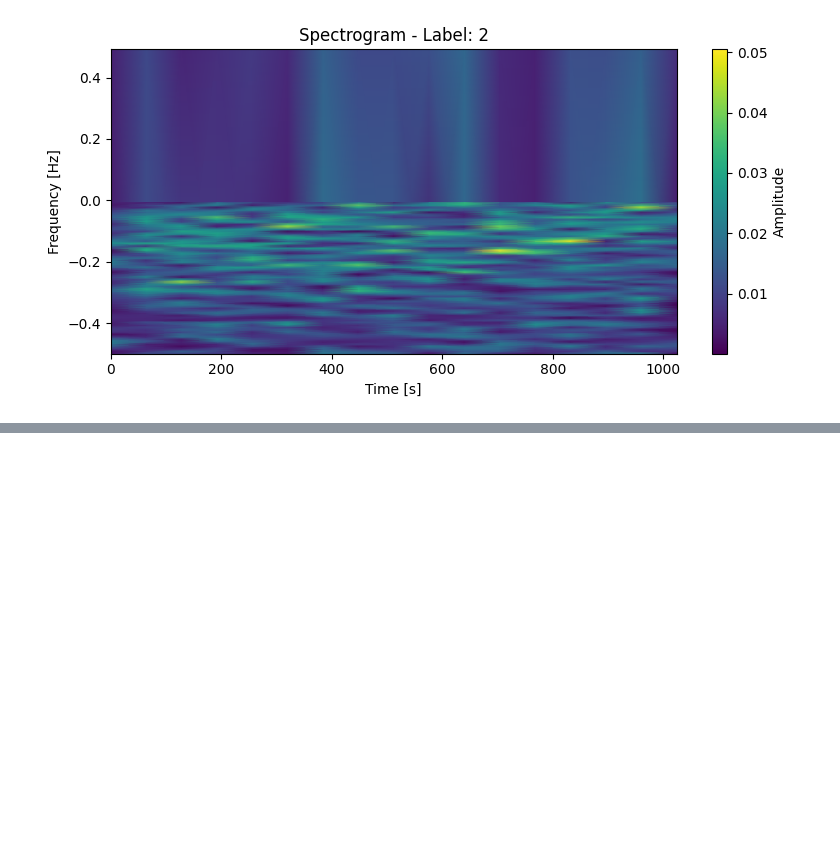
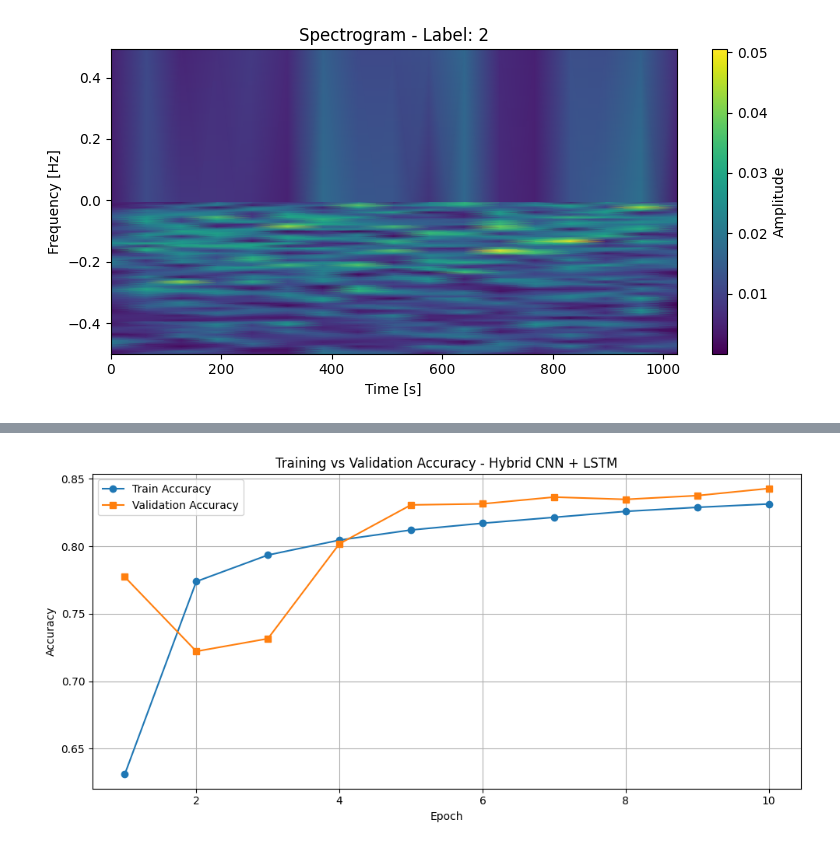
Before and after one commit to Nikhil18207/OFDM-AI-Modulation-Classifier, a Jupyter notebook: EchonNet.ipynb, the cells around one changed output, grey strips where cells are left out. Cells and saved outputs as stored; diff of their text form; code cells hidden in the pictures; blank space fills up the shorter version.

```diff
--- a/EchonNet.ipynb
+++ b/EchonNet.ipynb
@@ -402,0 +785,21 @@ RuntimeError: Error(s) in loading state_dict for SpectrogramCNN:
+# %%
+import matplotlib.pyplot as plt
+
+# Accuracy values from Hybrid CNN+LSTM training
+epochs = list(range(1, 11))
+train_acc = [0.6309, 0.7739, 0.7935, 0.8046, 0.8121, 0.8171, 0.8215, 0.8259, 0.8289, 0.8314]
+val_acc =   [0.7773, 0.7221, 0.7315, 0.8019, 0.8307, 0.8315, 0.8365, 0.8348, 0.8376, 0.8429]
+
+# Plotting
+plt.figure(figsize=(10, 5))
+plt.plot(epochs, train_acc, marker='o', label='Train Accuracy')
+plt.plot(epochs, val_acc, marker='s', label='Validation Accuracy')
+plt.xlabel("Epoch")
+plt.ylabel("Accuracy")
+plt.title("Training vs Validation Accuracy - Hybrid CNN + LSTM")
+plt.legend()
+plt.grid(True)
+plt.tight_layout()
+plt.show()
+# %% [output]
+[figure, added]
```
Also changed, not shown: parts of 24 cells of this notebook.
